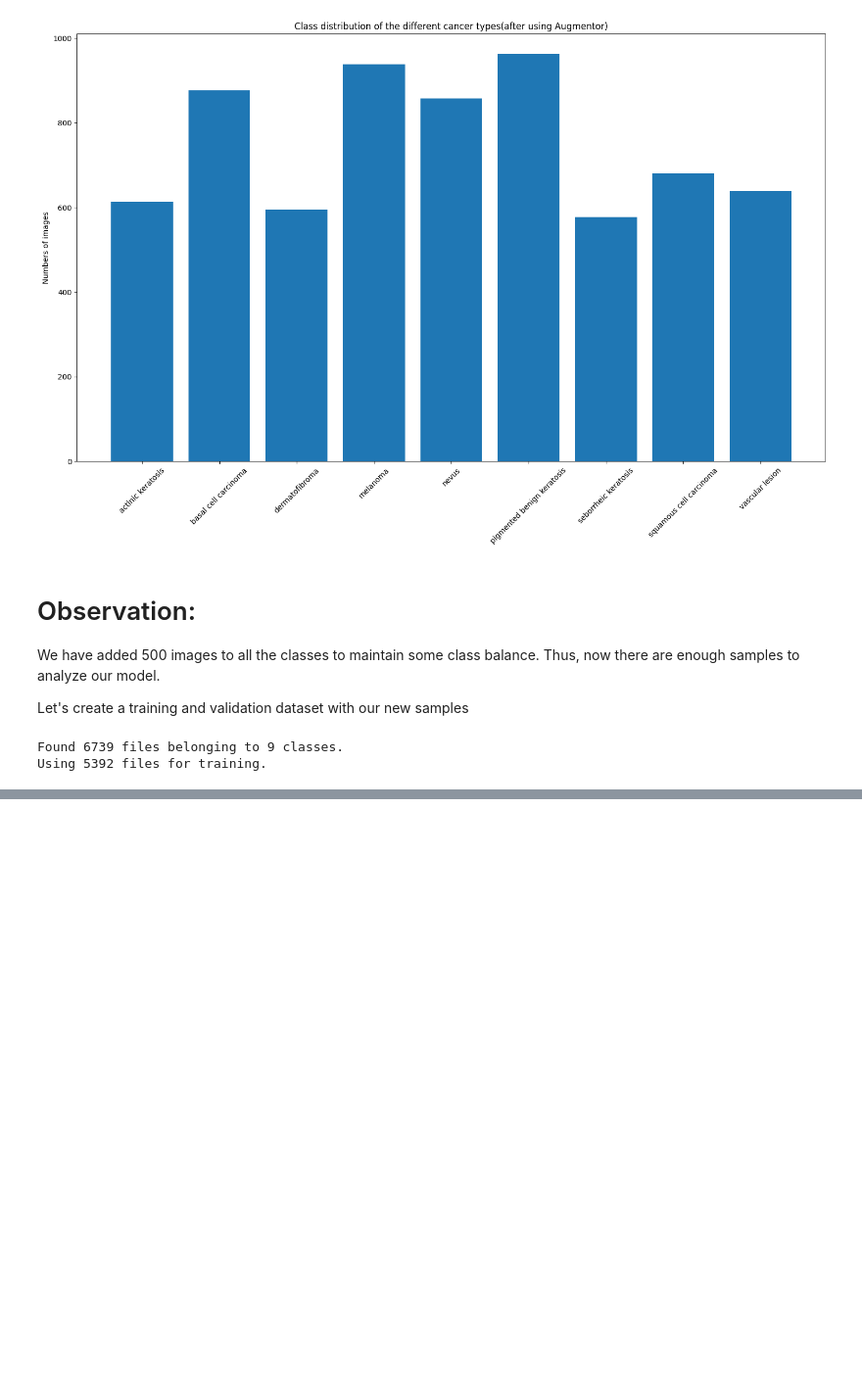
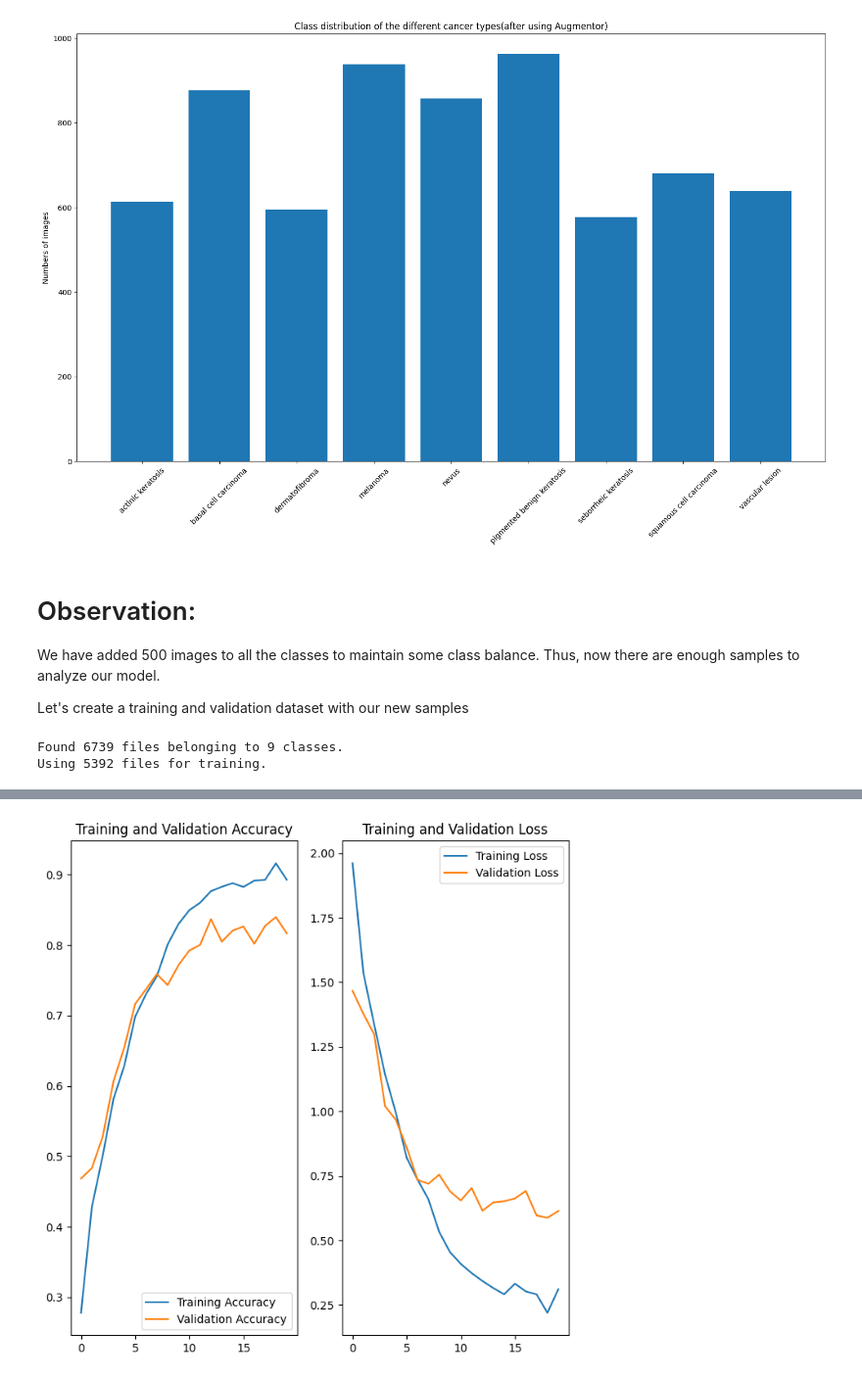
Before and after one commit to pvineet97/Melanoma_detection, a Jupyter notebook: vineet_prakash_nn.ipynb, the cells around one changed output, grey strips where cells are left out. Shown at 98% size. Cells and saved outputs as stored; diff of their text form; code cells hidden in the pictures; blank space fills up the shorter version.

```diff
--- a/vineet_prakash_nn.ipynb
+++ b/vineet_prakash_nn.ipynb
@@ -522,0 +539,34 @@ Using 5392 files for training.
+# %%
+# CNN Model on the data created using Augmentor
+model=models.Sequential()
+# scaling the pixel values from 0-255 to 0-1
+model.add(layers.Rescaling(scale=1./255,input_shape=(img_height,img_width,3)))
+
+# Convolution layer with 32 features, 3x3 filter and relu activation with 2x2 pooling
+model.add(layers.Conv2D(32,(3,3),padding = 'same',activation='relu'))
+model.add(layers.MaxPooling2D())
+
+# Convolution layer with 64 features, 3x3 filter and relu activation with 2x2 pooling
+model.add(layers.Conv2D(64,(3,3),padding = 'same',activation='relu'))
+model.add(layers.MaxPooling2D())
+
+# Convolution layer with 128 features, 3x3 filter and relu activation with 2x2 pooling
+model.add(layers.Conv2D(128,(3,3),padding = 'same',activation='relu'))
+model.add(layers.MaxPooling2D())
+
+#Dropout layer with 50% Fraction of the input units to drop.
+model.add(layers.Dropout(0.5))
+
+model.add(layers.Flatten())
+model.add(layers.Dense(256,activation='relu'))
+
+#Dropout layer with 25% Fraction of the input units to drop.
+model.add(layers.Dropout(0.25))
+
+model.add(layers.Dense(len(class_names),activation='softmax'))
+# %%
+# Compiling the model
+model.compile(optimizer='adam',
+              loss=tf.keras.losses.SparseCategoricalCrossentropy(),
+              metrics=['accuracy'])
+model.summary()
@@ -522,0 +591,8 @@ Using 5392 files for training.
+# %%
+# Training the model
+epochs = 20
+history = model.fit(
+  train_ds,
+  validation_data=val_ds,
+  epochs=epochs
+)
@@ -522,0 +617,5 @@ Using 5392 files for training.
+# %%
+#visualize the results of model
+plot_cnn_metrics(history, epochs)
+# %% [output]
+[figure, added]
```
Also changed, not shown: parts of 11 cells of this notebook, 1 other file.
